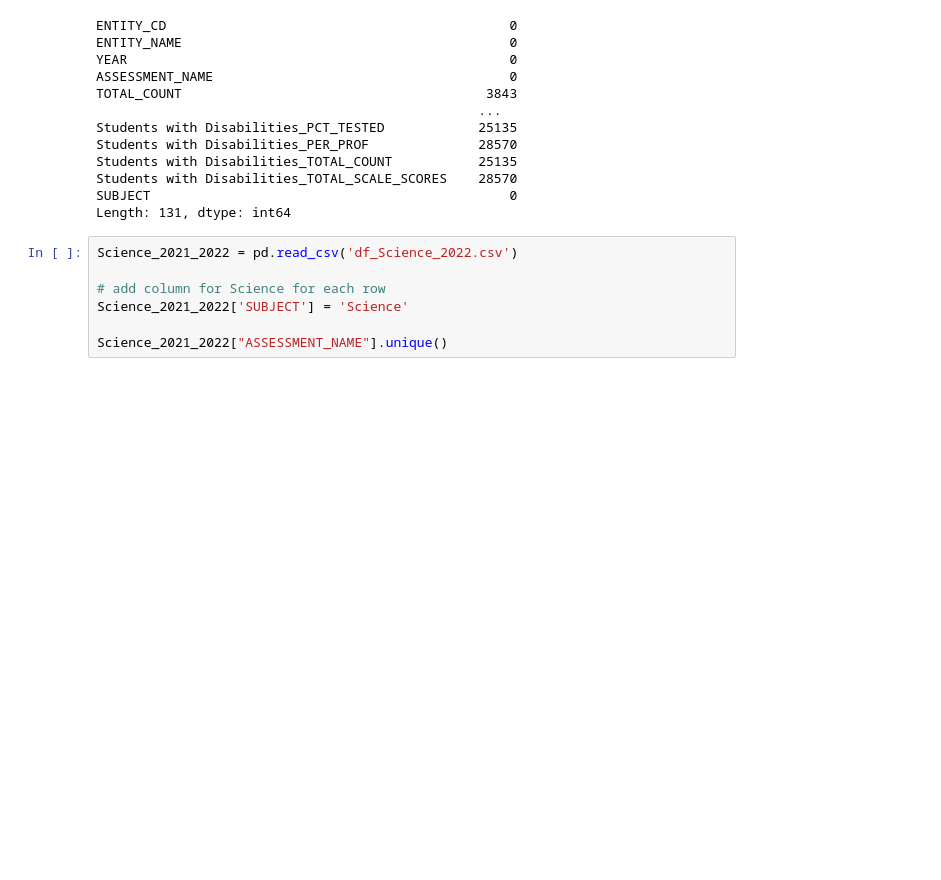
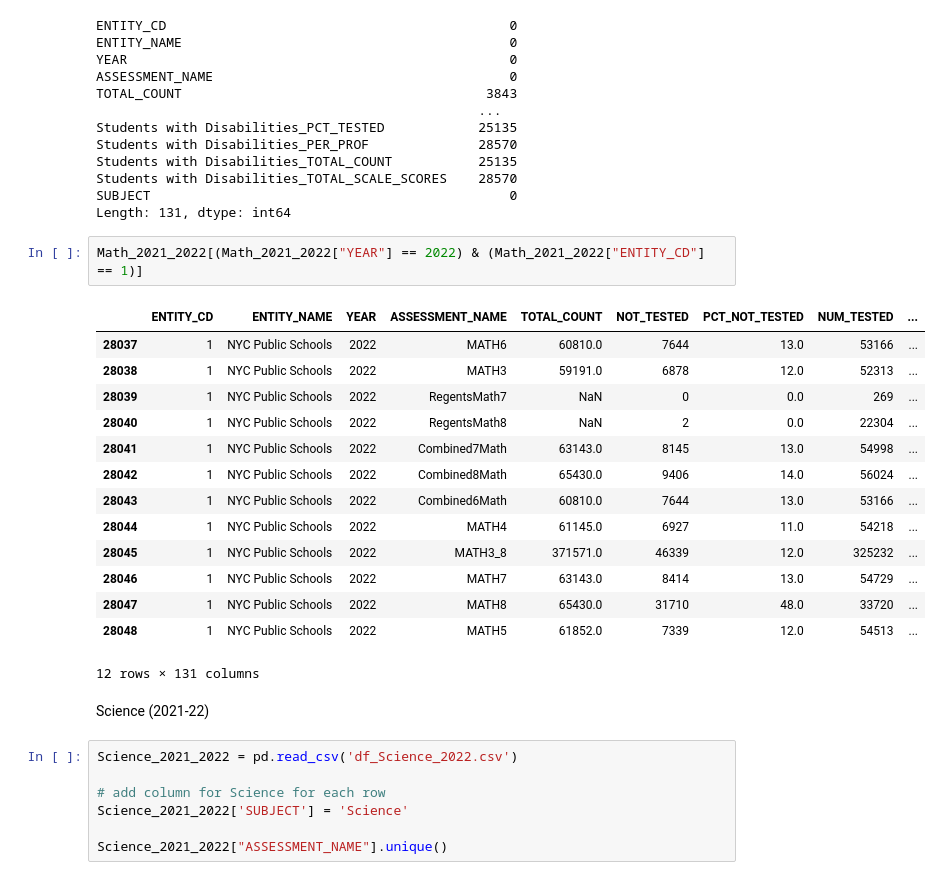
Before and after one commit to kashafali8/COVID-s-Impact-on-Students-Learning-Outcomes, a Jupyter notebook: Data_clean_merge/Merging_Subjects.ipynb, the cells around one changed output. Cells and saved outputs as stored; diff of their text form; blank space fills up the shorter version.

```diff
--- a/Data_clean_merge/Merging_Subjects.ipynb
+++ b/Data_clean_merge/Merging_Subjects.ipynb
@@ -63,6 +83,25 @@ Students with Disabilities_TOTAL_COUNT           25135
 Students with Disabilities_TOTAL_SCALE_SCORES    28570
 SUBJECT                                              0
 Length: 131, dtype: int64
+# %%
+Math_2021_2022[(Math_2021_2022["YEAR"] == 2022) & (Math_2021_2022["ENTITY_CD"] == 1)]
+# %% [output]
+|  | ENTITY_CD | ENTITY_NAME | YEAR | ASSESSMENT_NAME | TOTAL_COUNT | NOT_TESTED | PCT_NOT_TESTED | NUM_TESTED | ... |
+| 28037 | 1 | NYC Public Schools | 2022 | MATH6 | 60810.0 | 7644 | 13.0 | 53166 | ... |
+| 28038 | 1 | NYC Public Schools | 2022 | MATH3 | 59191.0 | 6878 | 12.0 | 52313 | ... |
+| 28039 | 1 | NYC Public Schools | 2022 | RegentsMath7 | NaN | 0 | 0.0 | 269 | ... |
+| 28040 | 1 | NYC Public Schools | 2022 | RegentsMath8 | NaN | 2 | 0.0 | 22304 | ... |
+| 28041 | 1 | NYC Public Schools | 2022 | Combined7Math | 63143.0 | 8145 | 13.0 | 54998 | ... |
+| 28042 | 1 | NYC Public Schools | 2022 | Combined8Math | 65430.0 | 9406 | 14.0 | 56024 | ... |
+| 28043 | 1 | NYC Public Schools | 2022 | Combined6Math | 60810.0 | 7644 | 13.0 | 53166 | ... |
+| 28044 | 1 | NYC Public Schools | 2022 | MATH4 | 61145.0 | 6927 | 11.0 | 54218 | ... |
+| 28045 | 1 | NYC Public Schools | 2022 | MATH3_8 | 371571.0 | 46339 | 12.0 | 325232 | ... |
+| 28046 | 1 | NYC Public Schools | 2022 | MATH7 | 63143.0 | 8414 | 13.0 | 54729 | ... |
+| 28047 | 1 | NYC Public Schools | 2022 | MATH8 | 65430.0 | 31710 | 48.0 | 33720 | ... |
+| 28048 | 1 | NYC Public Schools | 2022 | MATH5 | 61852.0 | 7339 | 12.0 | 54513 | ... |
+12 rows × 131 columns
+# %% [markdown]
+Science (2021-22)
 # %%
 Science_2021_2022 = pd.read_csv('df_Science_2022.csv')
 
```
Also changed, not shown: parts of 18 cells of this notebook.
